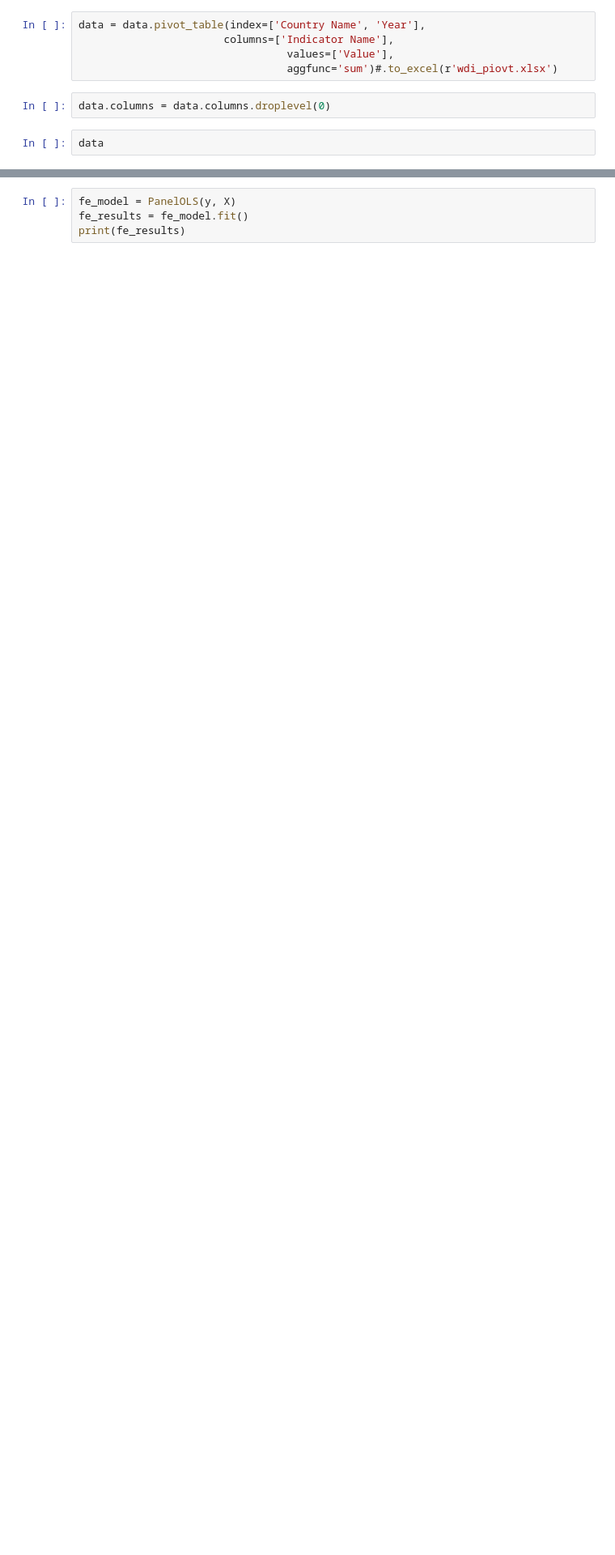
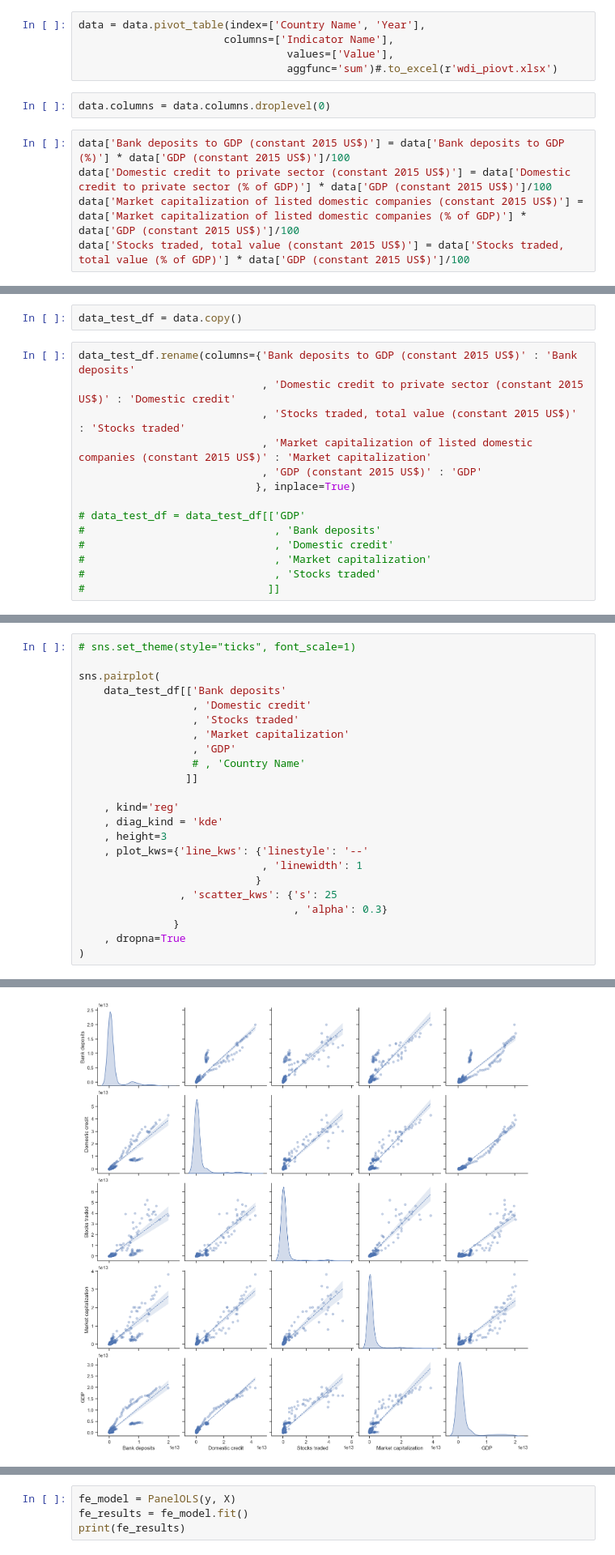
Before and after one commit to BDKlyukin/conferences, a Jupyter notebook: lomonsov 2026/2_panel_regressionm.ipynb, the cells around one changed output, grey strips where cells are left out. Shown at 81% size. Cells and saved outputs as stored; diff of their text form; blank space fills up the shorter version.

```diff
--- a/lomonsov 2026/2_panel_regressionm.ipynb
+++ b/lomonsov 2026/2_panel_regressionm.ipynb
@@ -128,4 +126,7 @@ data = data.pivot_table(index=['Country Name', 'Year'],
 # %%
 data.columns = data.columns.droplevel(0)
 # %%
-data
+data['Bank deposits to GDP (constant 2015 US$)'] = data['Bank deposits to GDP (%)'] * data['GDP (constant 2015 US$)']/100
+data['Domestic credit to private sector (constant 2015 US$)'] = data['Domestic credit to private sector (% of GDP)'] * data['GDP (constant 2015 US$)']/100
+data['Market capitalization of listed domestic companies (constant 2015 US$)'] = data['Market capitalization of listed domestic companies (% of GDP)'] * data['GDP (constant 2015 US$)']/100
+data['Stocks traded, total value (constant 2015 US$)'] = data['Stocks traded, total value (% of GDP)'] * data['GDP (constant 2015 US$)']/100
@@ -146,0 +133,16 @@ data
+# %%
+data_test_df = data.copy()
+# %%
+data_test_df.rename(columns={'Bank deposits to GDP (constant 2015 US$)' : 'Bank deposits'
+                             , 'Domestic credit to private sector (constant 2015 US$)' : 'Domestic credit'
+                             , 'Stocks traded, total value (constant 2015 US$)' : 'Stocks traded'
+                             , 'Market capitalization of listed domestic companies (constant 2015 US$)' : 'Market capitalization'
+                             , 'GDP (constant 2015 US$)' : 'GDP'
+                            }, inplace=True)
+
+# data_test_df = data_test_df[['GDP'
+#                              , 'Bank deposits'
+#                              , 'Domestic credit'
+#                              , 'Market capitalization'
+#                              , 'Stocks traded'
+#                             ]]
@@ -146,0 +258,24 @@ data
+# %%
+# sns.set_theme(style="ticks", font_scale=1)
+
+sns.pairplot(
+    data_test_df[['Bank deposits'
+                  , 'Domestic credit'
+                  , 'Stocks traded'
+                  , 'Market capitalization'
+                  , 'GDP'
+                  # , 'Country Name'
+                 ]]
+
+    , kind='reg'
+    , diag_kind = 'kde'
+    , height=3
+    , plot_kws={'line_kws': {'linestyle': '--'
+                             , 'linewidth': 1
+                            }
+                , 'scatter_kws': {'s': 25
+                                  , 'alpha': 0.3}
+               }
+    , dropna=True
+)
+# %% [output]
@@ -146,0 +283 @@ data
+[figure, added]
```
Also changed, not shown: parts of 22 cells of this notebook, 3 other files.
